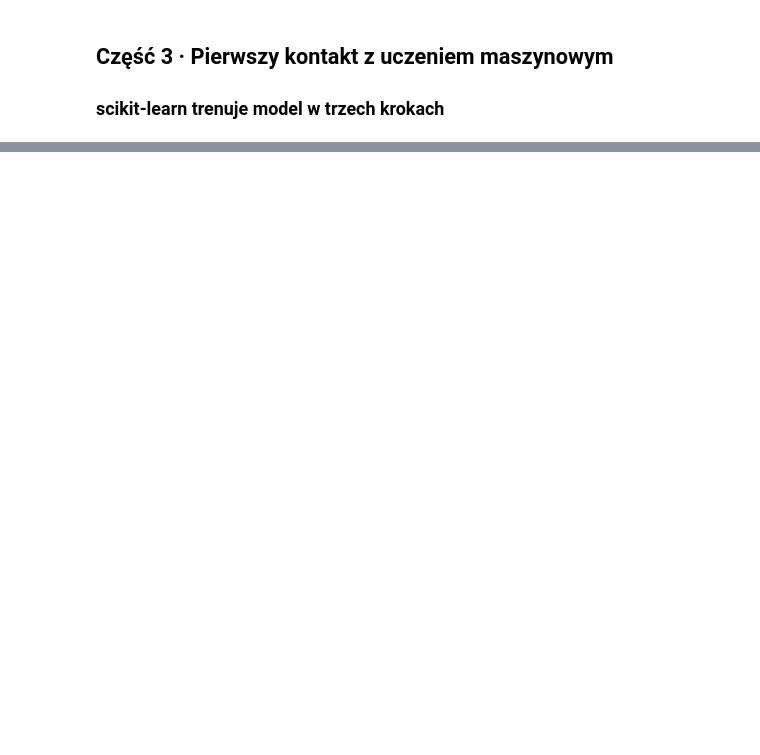
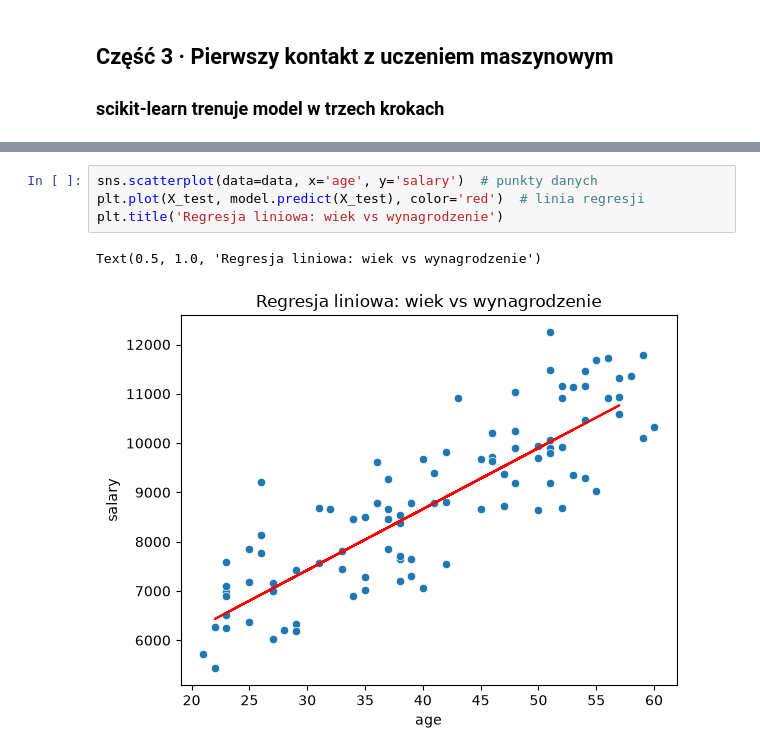
Before and after one commit to imgabrielas/TeDe-Data-Analysis, a Jupyter notebook: Gabi/wzor.ipynb, the cells around one changed output, grey strips where cells are left out. Drawn from its saved outputs; the diff is of its cells as text; blank space fills up the shorter version.

```diff
--- a/Gabi/wzor.ipynb
+++ b/Gabi/wzor.ipynb
@@ -115,0 +181,7 @@ print(out)
+# %%
+sns.scatterplot(data=data, x='age', y='salary')  # punkty danych
+plt.plot(X_test, model.predict(X_test), color='red')  # linia regresji
+plt.title('Regresja liniowa: wiek vs wynagrodzenie')
+# %% [output]
+Text(0.5, 1.0, 'Regresja liniowa: wiek vs wynagrodzenie')
+[figure, added]
```
Also changed, not shown: parts of 12 cells of this notebook.
